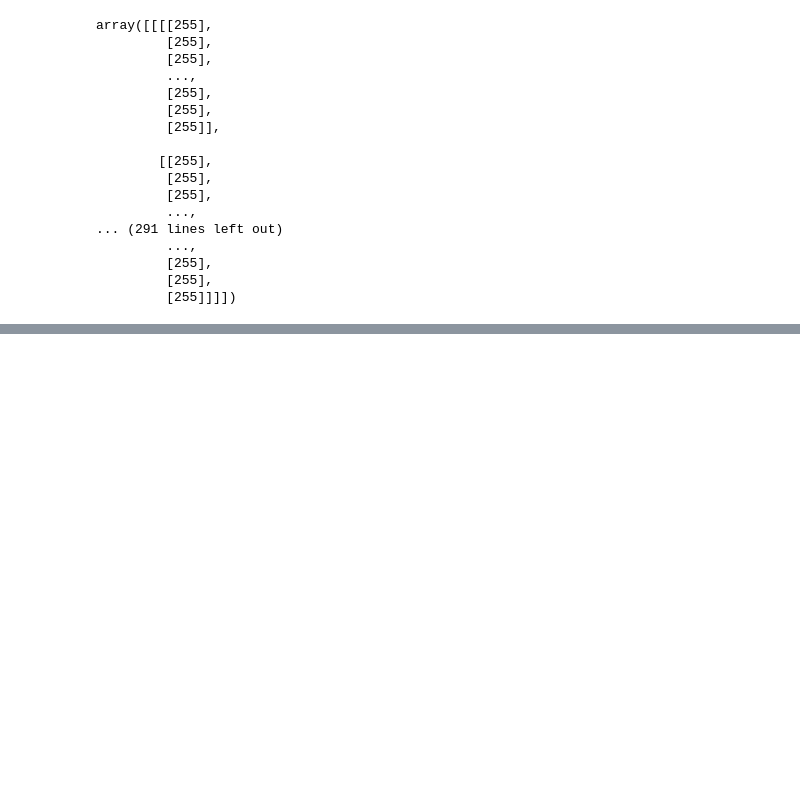
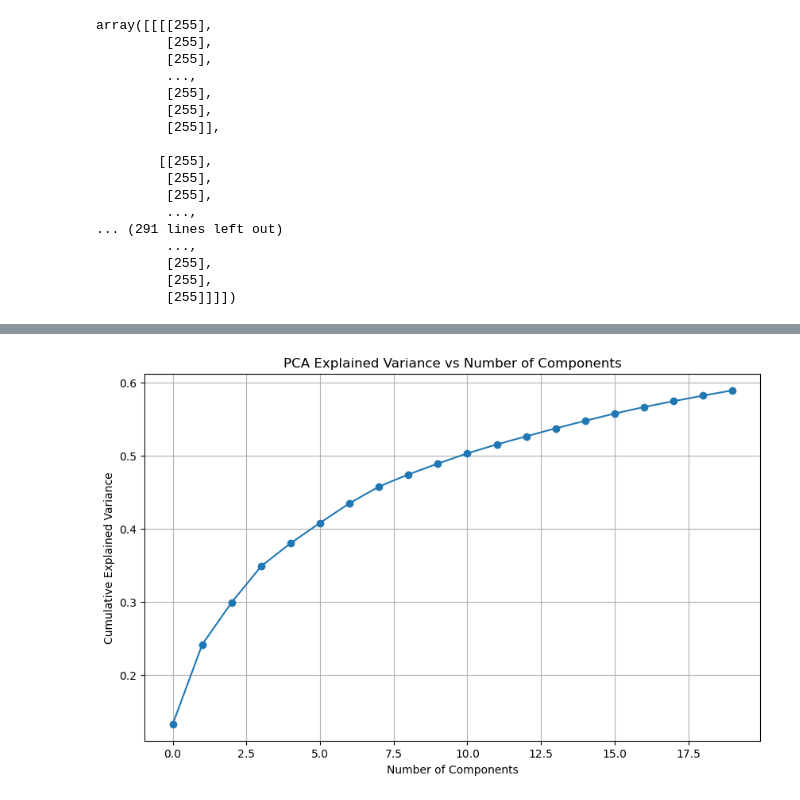
Before and after one commit to fpetrov/Summer-Data-Science-School, a Jupyter notebook: neural_network_approach.ipynb, the cells around one changed output, grey strips where cells are left out. Saved outputs shown, nothing was run; the diff lists cells and outputs as text; code cells hidden in the pictures; blank space fills up the shorter version.

```diff
--- a/neural_network_approach.ipynb
+++ b/neural_network_approach.ipynb
@@ -5,8 +5,8 @@ import pandas as pd
 import numpy as np
 import matplotlib.pyplot as plt
 # %%
-TRAIN_PATH = 'trainYX.csv'
-TEST_PATH = 'testX.csv'
+TRAIN_PATH = 'Datasets/trainYX.csv'
+TEST_PATH = 'Datasets/testX.csv'
 # %%
 df = pd.read_csv(TRAIN_PATH)
 
@@ -432,0 +490,30 @@ array([[[[255],
+# %%
+import numpy as np
+import matplotlib.pyplot as plt
+from sklearn.decomposition import PCA
+
+# Предположим, у вас есть массив изображений X_train с формой (num_samples, height, width, channels)
+
+# print(X_train.shape)
+
+# Преобразуем изображения в двумерный формат для PCA
+num_samples, height, width, channels = X_train.shape
+X_train_flat = X_train.reshape(num_samples, height * width * channels)
+
+# Применение PCA
+pca = PCA(n_components=20)
+pca.fit(X_train_flat)
+
+# Объясненная дисперсия для различных значений n_components
+explained_variance_ratio = np.cumsum(pca.explained_variance_ratio_)
+
+# Построение графика explained variance ratio
+plt.figure(figsize=(10, 6))
+plt.plot(explained_variance_ratio, marker='o')
+plt.xlabel('Number of Components')
+plt.ylabel('Cumulative Explained Variance')
+plt.title('PCA Explained Variance vs Number of Components')
+plt.grid(True)
+plt.show()
+# %% [output]
+[figure, added]
```
Also changed, not shown: parts of 16 cells of this notebook, 4 other files.
